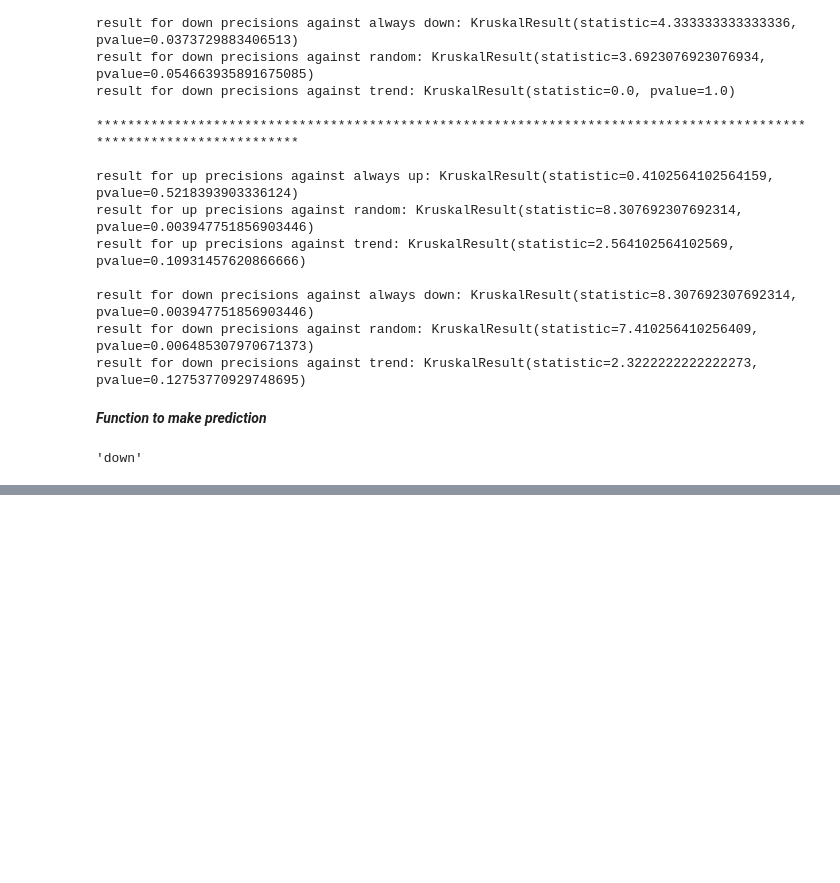
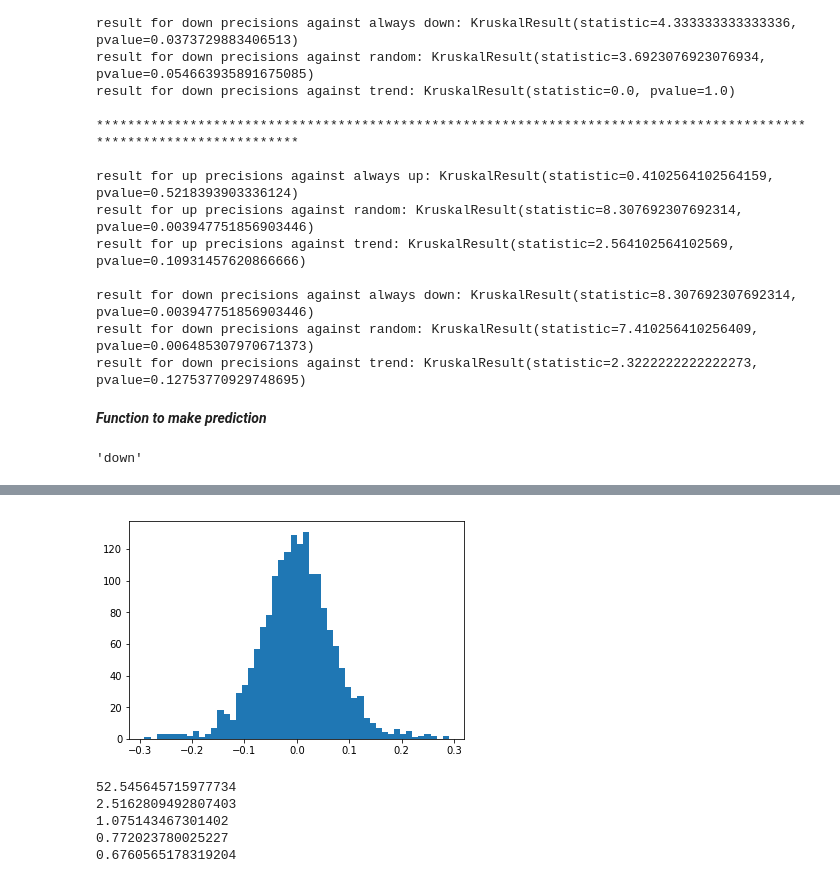
Before and after one commit to samsenko/stock-direction-prediction, a Jupyter notebook: Stock_Direction_Prediction.ipynb, the cells around one changed output, grey strips where cells are left out. Cells and saved outputs as stored; diff of their text form; code cells hidden in the pictures; blank space fills up the shorter version.

```diff
--- a/Stock_Direction_Prediction.ipynb
+++ b/Stock_Direction_Prediction.ipynb
@@ -302,0 +316,13 @@ predict(np.array([164.13, 162.81, 161.45, 162.29, 167.37, 171.26, 172.51, 169.13
+# %%
+plt.hist(transformed[49], 50);
+# %% [output]
+[figure, added]
+# %%
+for i in range(5):
+    print(np.std(transformed[i]))
+# %% [output]
+52.545645715977734
+2.5162809492807403
+1.075143467301402
+0.772023780025227
+0.6760565178319204
```
Also changed, not shown: parts of 9 cells of this notebook.
